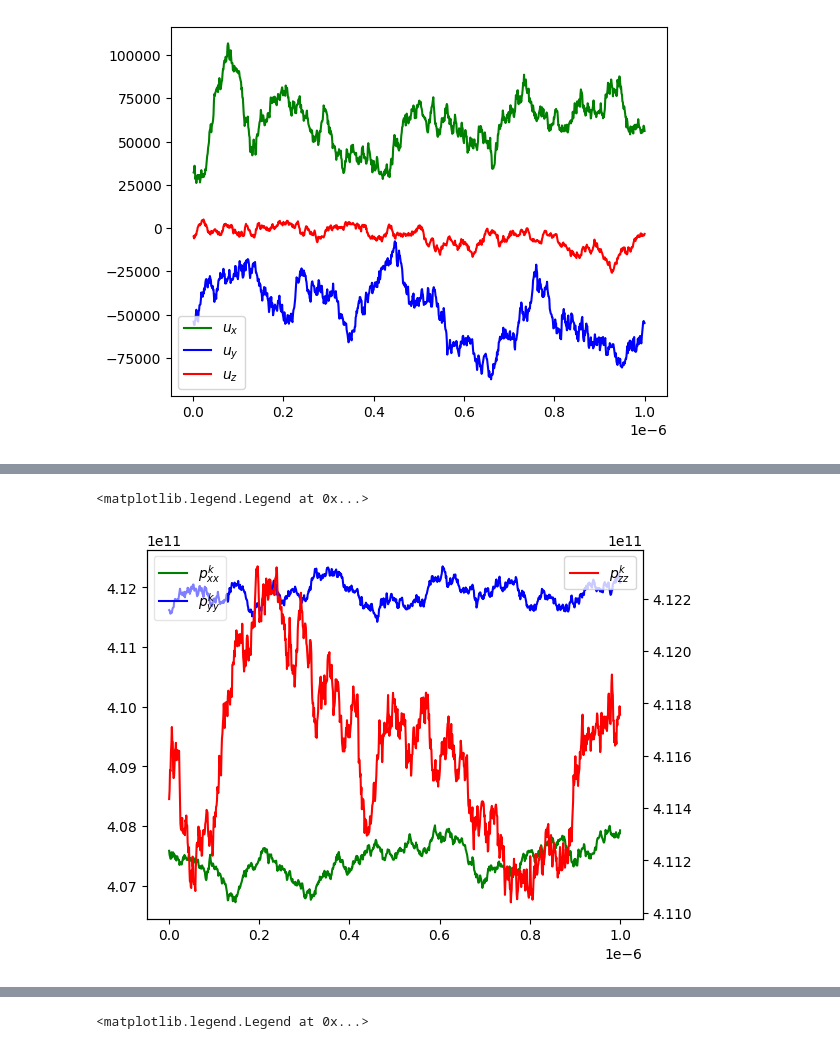
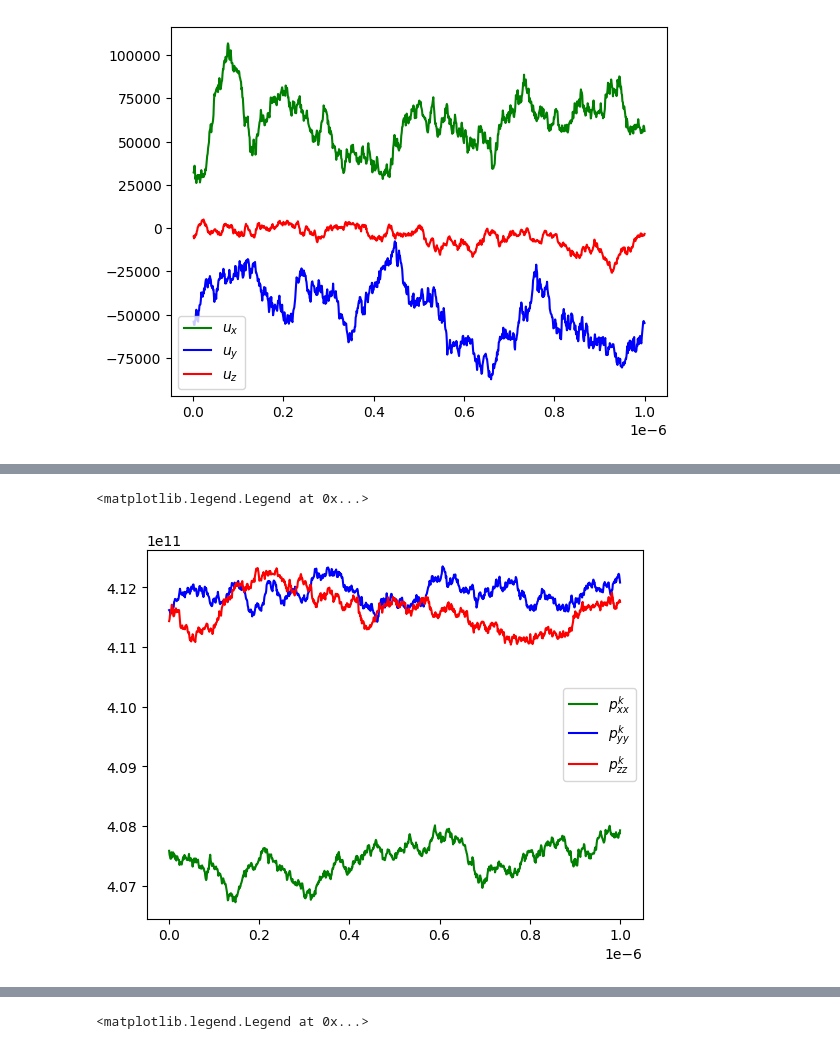
Before and after one commit to hy-wu/emc, a Jupyter notebook: c_out/data_pure_cpp_equ.ipynb, the cells around one changed output, grey strips where cells are left out. Drawn from its saved outputs; the diff is of its cells as text; code cells hidden in the pictures.

```diff
--- a/c_out/data_pure_cpp_equ.ipynb
+++ b/c_out/data_pure_cpp_equ.ipynb
@@ -81,14 +82,15 @@ NameError: name 'plt' is not defined
 # %%
 fig, ax1 = plt.subplots()
 ax1.plot(mean.index, mean['pk_xx'], 'g', label='$p^k_{xx}$')
 ax1.plot(mean.index, mean['pk_yy'], 'b', label='$p^k_{yy}$')
 # ax2 = ax1.twinx()
 ax1.plot(mean.index, mean['pk_zz'], 'r', label='$p^k_{zz}$')
 # ax1.legend(loc='upper left', framealpha=0.5)
-ax2.legend(loc='upper right', framealpha=0.8)
+# ax2.legend(loc='upper right', framealpha=0.8)
+ax1.legend()
 # %% [output]
 <matplotlib.legend.Legend at 0x...>
-[figure, old version]
+[figure, new version]
 # %%
 fig, ax1 = plt.subplots()
 ax1.plot(mean.index, mean['qk_x'], 'g', label='$q^k_x$')
```
Also changed, not shown: parts of 2 cells of this notebook, 6 other files.
